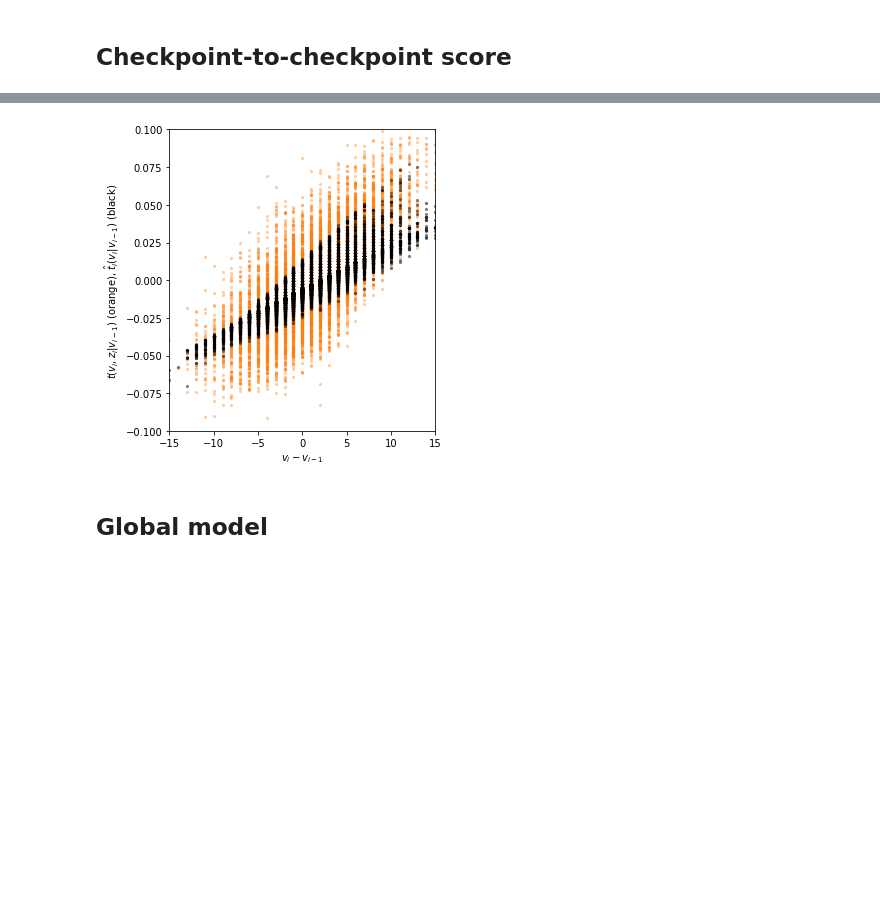
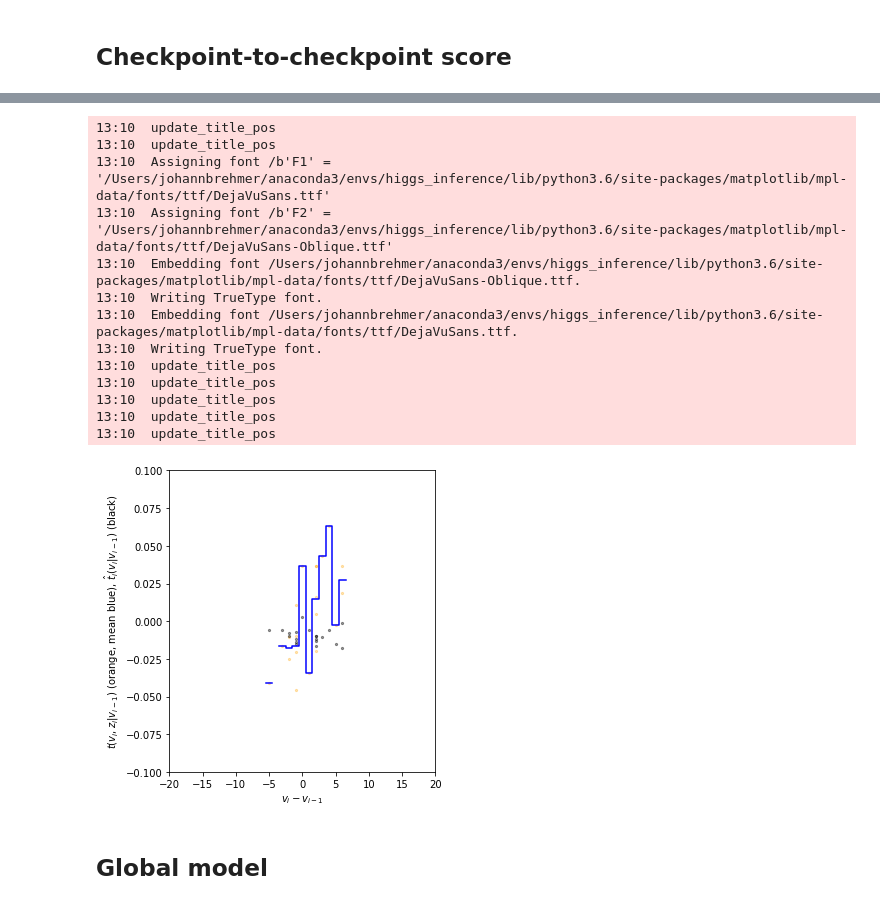
Before and after one commit to johannbrehmer/goldmine, a Jupyter notebook: goldmine/notebooks/random_walk/Random walk.ipynb, the cells around one changed output, grey strips where cells are left out. Drawn from its saved outputs; the diff is of its cells as text; code cells hidden in the pictures; blank space fills up the shorter version.

```diff
--- a/goldmine/notebooks/random_walk/Random walk.ipynb
+++ b/goldmine/notebooks/random_walk/Random walk.ipynb
@@ -26,7 +26,7 @@ xmin, xmax = -40, 40
 # %% [markdown]
 ## Test data
 # %%
-n_sim = 1000
+n_sim = 2
 n_plot = 100
 
 theta_test = 110.
@@ -60,7 +78,7 @@ t_x_test = inf.predict_score(
     theta=theta_test * np.ones_like(t_xz_test),
     x=x_test
 )
-t_xzcp_test = inf.predict_checkpoint_scores(
+t_xv_checkpoints_test = inf.predict_checkpoint_scores(
     theta=theta_test * np.ones_like(t_xz_test),
     z_checkpoints=z_checkpoints_test
 )
@@ -216,7 +303,7 @@ out_micro = z_checkpoints_test[:, 1:, 0].flatten()
 diff_micro = out_micro - in_micro
 
 t_xz_micro = t_xz_checkpoints_test[:, 1:, 0].flatten()
-t_x_micro = t_xzcp_test[:, :, 0].flatten()
+t_x_micro = t_xv_checkpoints_test[:, :, 0].flatten()
 # %%
 vmax = 0.1
 fig = plt.figure(figsize=(10.,4.))
@@ -255,22 +359,48 @@ plt.savefig('random_walk_micro_score.pdf')
+# %%
+diff_boundaries = np.linspace(-15.5,15.5,32)
+t_xz_micro_means = []
+
+for left, right in zip(diff_boundaries[:-1], diff_boundaries[1:]):
+    cut = np.logical_and((diff_micro >= left), (diff_micro < right))
+    t_xz_micro_means.append(np.mean(t_xz_micro[cut]))
+
+t_xz_micro_means = np.asarray(t_xz_micro_means)
+
+diff_boundaries = np.repeat(diff_boundaries, 2)[1:-1]
+t_xz_micro_means = np.repeat(t_xz_micro_means, 2)
 # %%
 skip=1
 vmax=0.1
 
 fig = plt.figure(figsize=(5,5))
 
-plt.scatter(diff_micro[::skip], t_xz_micro[::skip], c='C1', s=5., alpha=0.3)
+plt.scatter(diff_micro[::skip], t_xz_micro[::skip], c='orange', s=5., alpha=0.3)
 plt.scatter(diff_micro[::skip], t_x_micro[::skip], c='black', s=5., alpha=0.4)
+plt.plot(diff_boundaries, t_xz_micro_means, c='blue', lw=1.5, alpha=1.)
 
 plt.xlabel(r'$v_i - v_{i-1}$')
-plt.ylabel(r'$t(v_i, z_i | v_{i-1})$ (orange), $\hat{t}_i(v_i | v_{i-1})$ (black)')
+plt.ylabel(r'$t(v_i, z_i | v_{i-1})$ (orange, mean blue), $\hat{t}_i(v_i | v_{i-1})$ (black)')
 
-plt.xlim(-15., 15.)
+plt.xlim(-20., 20.)
 plt.ylim(-vmax, vmax)
 
 plt.tight_layout()
 plt.savefig('random_walk_micro_score_vs_diff.pdf')
 # %% [output]
+13:10  update_title_pos
+13:10  update_title_pos
+13:10  Assigning font /b'F1' = '/Users/johannbrehmer/anaconda3/envs/higgs_inference/lib/python3.6/site-packages/matplotlib/mpl-data/fonts/ttf/DejaVuSans.ttf'
+13:10  Assigning font /b'F2' = '/Users/johannbrehmer/anaconda3/envs/higgs_inference/lib/python3.6/site-packages/matplotlib/mpl-data/fonts/ttf/DejaVuSans-Oblique.ttf'
+13:10  Embedding font /Users/johannbrehmer/anaconda3/envs/higgs_inference/lib/python3.6/site-packages/matplotlib/mpl-data/fonts/ttf/DejaVuSans-Oblique.ttf.
+13:10  Writing TrueType font.
+13:10  Embedding font /Users/johannbrehmer/anaconda3/envs/higgs_inference/lib/python3.6/site-packages/matplotlib/mpl-data/fonts/ttf/DejaVuSans.ttf.
+13:10  Writing TrueType font.
+13:10  update_title_pos
+13:10  update_title_pos
+13:10  update_title_pos
+13:10  update_title_pos
+13:10  update_title_pos
-[figure, old version]
+[figure, new version]
 # %% [markdown]
 ## Global model
 # %%
```
Also changed, not shown: parts of 12 cells of this notebook, 10 other files.
